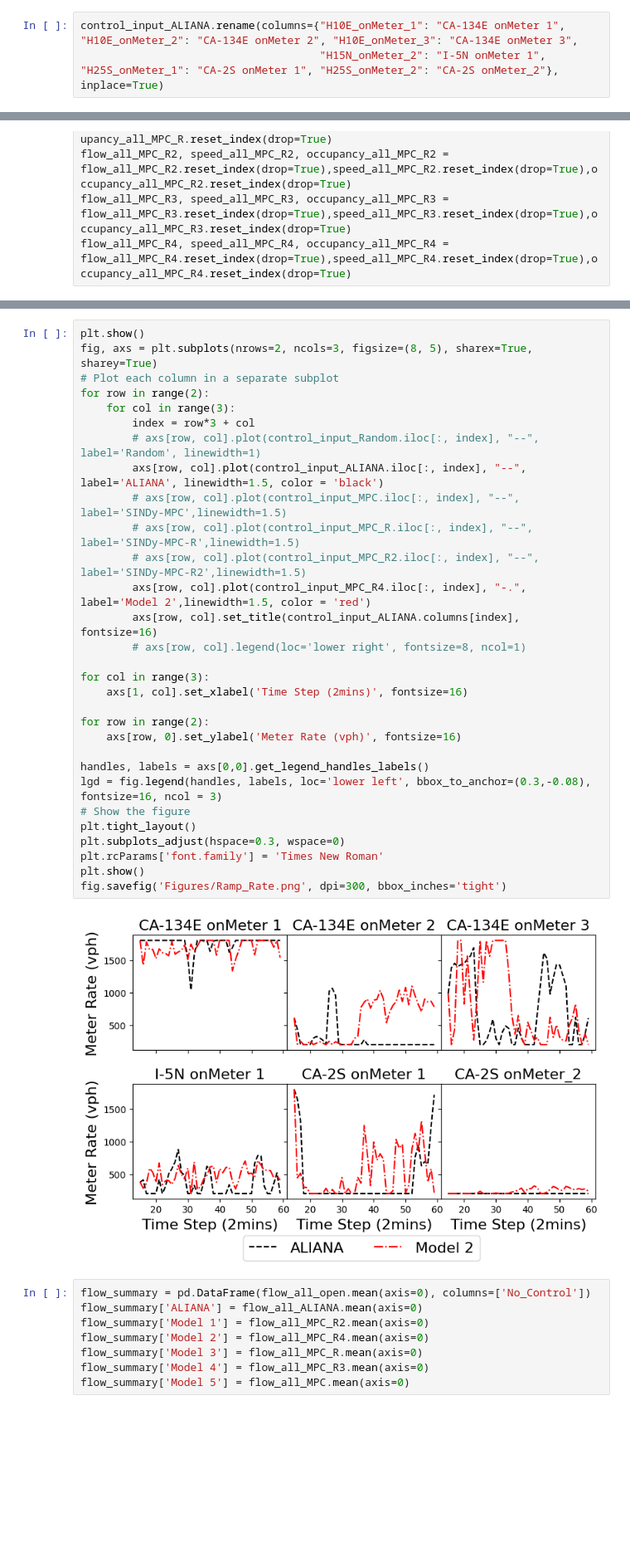
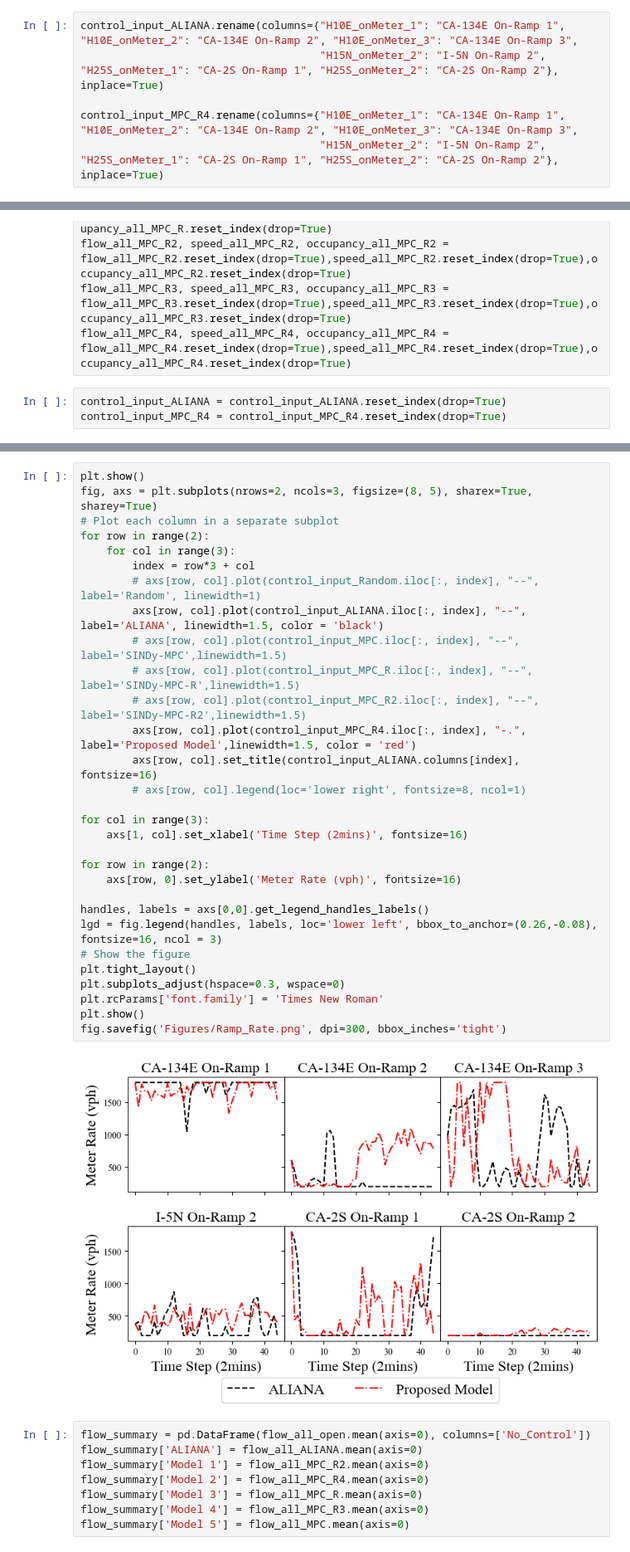
Before and after one commit to wzh96/SUMO_TrafficNetwork, a Jupyter notebook: 2DNetwork/Plots_2D.ipynb, the cells around one changed output, grey strips where cells are left out. Shown at 83% size. Saved outputs shown, nothing was run; the diff lists cells and outputs as text; blank space fills up the shorter version.

```diff
--- a/2DNetwork/Plots_2D.ipynb
+++ b/2DNetwork/Plots_2D.ipynb
@@ -45,8 +45,11 @@ control_input_MPC_R2 = pd.read_csv('Results/Meter_Rate_MPCRefine2.csv')
 control_input_MPC_R3 = pd.read_csv('Results/Meter_Rate_MPCRefine3.csv')
 control_input_MPC_R4 = pd.read_csv('Results/Meter_Rate_MPCRefine4.csv')
 # %%
-control_input_ALIANA.rename(columns={"H10E_onMeter_1": "CA-134E onMeter 1", "H10E_onMeter_2": "CA-134E onMeter 2", "H10E_onMeter_3": "CA-134E onMeter 3",
-                                     "H15N_onMeter_2": "I-5N onMeter 1", "H25S_onMeter_1": "CA-2S onMeter 1", "H25S_onMeter_2": "CA-2S onMeter_2"}, inplace=True)
+control_input_ALIANA.rename(columns={"H10E_onMeter_1": "CA-134E On-Ramp 1", "H10E_onMeter_2": "CA-134E On-Ramp 2", "H10E_onMeter_3": "CA-134E On-Ramp 3",
+                                     "H15N_onMeter_2": "I-5N On-Ramp 2", "H25S_onMeter_1": "CA-2S On-Ramp 1", "H25S_onMeter_2": "CA-2S On-Ramp 2"}, inplace=True)
+
+control_input_MPC_R4.rename(columns={"H10E_onMeter_1": "CA-134E On-Ramp 1", "H10E_onMeter_2": "CA-134E On-Ramp 2", "H10E_onMeter_3": "CA-134E On-Ramp 3",
+                                     "H15N_onMeter_2": "I-5N On-Ramp 2", "H25S_onMeter_1": "CA-2S On-Ramp 1", "H25S_onMeter_2": "CA-2S On-Ramp 2"}, inplace=True)
 # %%
 flow_all_open, speed_all_open, occupancy_all_open = flow_all_open.iloc[burnin_control_step:, :], speed_all_open.iloc[burnin_control_step:, :], occupancy_all_open.iloc[burnin_control_step:, :]
 flow_all_ALIANA, speed_all_ALIANA, occupancy_all_ALIANA = flow_all_ALIANA.iloc[burnin_control_step:, :], speed_all_ALIANA.iloc[burnin_control_step:, :], occupancy_all_ALIANA.iloc[burnin_control_step:, :]
@@ -70,3 +73,6 @@ flow_all_MPC_R, speed_all_MPC_R, occupancy_all_MPC_R = flow_all_MPC_R.reset_inde
 flow_all_MPC_R2, speed_all_MPC_R2, occupancy_all_MPC_R2 = flow_all_MPC_R2.reset_index(drop=True),speed_all_MPC_R2.reset_index(drop=True),occupancy_all_MPC_R2.reset_index(drop=True)
 flow_all_MPC_R3, speed_all_MPC_R3, occupancy_all_MPC_R3 = flow_all_MPC_R3.reset_index(drop=True),speed_all_MPC_R3.reset_index(drop=True),occupancy_all_MPC_R3.reset_index(drop=True)
 flow_all_MPC_R4, speed_all_MPC_R4, occupancy_all_MPC_R4 = flow_all_MPC_R4.reset_index(drop=True),speed_all_MPC_R4.reset_index(drop=True),occupancy_all_MPC_R4.reset_index(drop=True)
+# %%
+control_input_ALIANA = control_input_ALIANA.reset_index(drop=True)
+control_input_MPC_R4 = control_input_MPC_R4.reset_index(drop=True)
@@ -73,35 +83,35 @@ flow_all_MPC_R4, speed_all_MPC_R4, occupancy_all_MPC_R4 = flow_all_MPC_R4.reset_
 # %%
 plt.show()
 fig, axs = plt.subplots(nrows=2, ncols=3, figsize=(8, 5), sharex=True, sharey=True)
 # Plot each column in a separate subplot
 for row in range(2):
     for col in range(3):
         index = row*3 + col
         # axs[row, col].plot(control_input_Random.iloc[:, index], "--", label='Random', linewidth=1)
         axs[row, col].plot(control_input_ALIANA.iloc[:, index], "--", label='ALIANA', linewidth=1.5, color = 'black')
         # axs[row, col].plot(control_input_MPC.iloc[:, index], "--", label='SINDy-MPC',linewidth=1.5)
         # axs[row, col].plot(control_input_MPC_R.iloc[:, index], "--", label='SINDy-MPC-R',linewidth=1.5)
         # axs[row, col].plot(control_input_MPC_R2.iloc[:, index], "--", label='SINDy-MPC-R2',linewidth=1.5)
-        axs[row, col].plot(control_input_MPC_R4.iloc[:, index], "-.", label='Model 2',linewidth=1.5, color = 'red')
+        axs[row, col].plot(control_input_MPC_R4.iloc[:, index], "-.", label='Proposed Model',linewidth=1.5, color = 'red')
         axs[row, col].set_title(control_input_ALIANA.columns[index], fontsize=16)
         # axs[row, col].legend(loc='lower right', fontsize=8, ncol=1)
 
 for col in range(3):
     axs[1, col].set_xlabel('Time Step (2mins)', fontsize=16)
 
 for row in range(2):
     axs[row, 0].set_ylabel('Meter Rate (vph)', fontsize=16)
 
 handles, labels = axs[0,0].get_legend_handles_labels()
-lgd = fig.legend(handles, labels, loc='lower left', bbox_to_anchor=(0.3,-0.08), fontsize=16, ncol = 3)
+lgd = fig.legend(handles, labels, loc='lower left', bbox_to_anchor=(0.26,-0.08), fontsize=16, ncol = 3)
 # Show the figure
 plt.tight_layout()
 plt.subplots_adjust(hspace=0.3, wspace=0)
 plt.rcParams['font.family'] = 'Times New Roman'
 plt.show()
 fig.savefig('Figures/Ramp_Rate.png', dpi=300, bbox_inches='tight')
 # %% [output]
-[figure, old version]
+[figure, new version]
 # %%
 flow_summary = pd.DataFrame(flow_all_open.mean(axis=0), columns=['No_Control'])
 flow_summary['ALIANA'] = flow_all_ALIANA.mean(axis=0)
```
Also changed, not shown: parts of 8 cells of this notebook, 19 other files.
